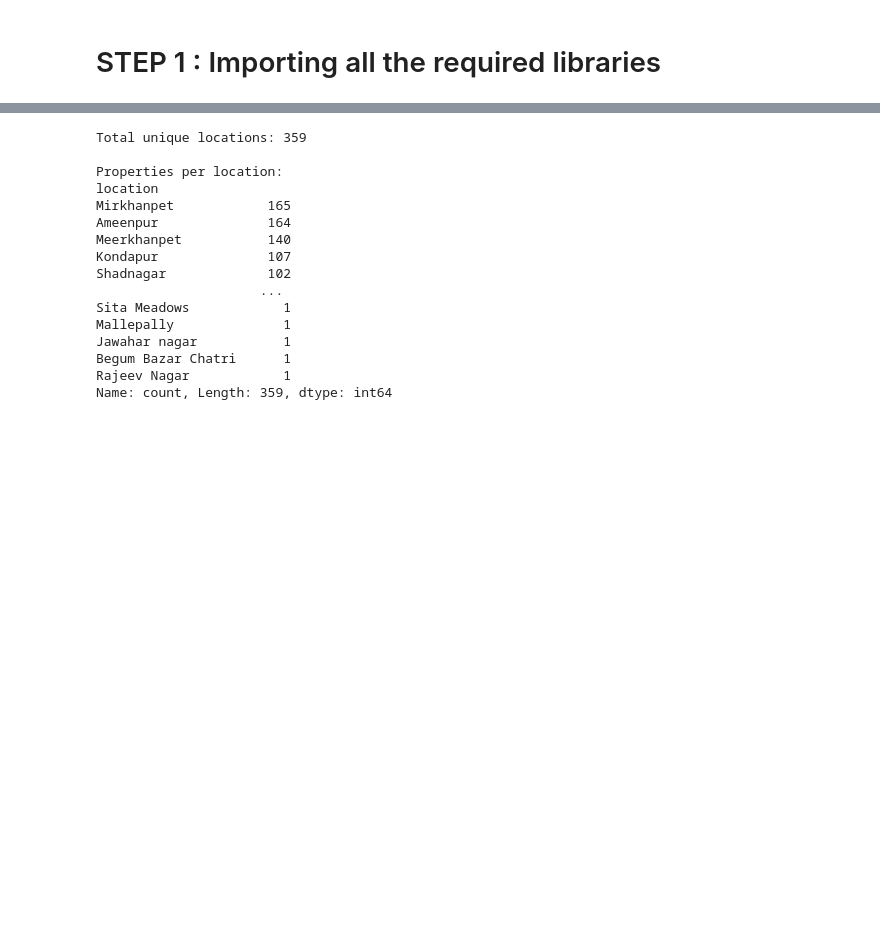
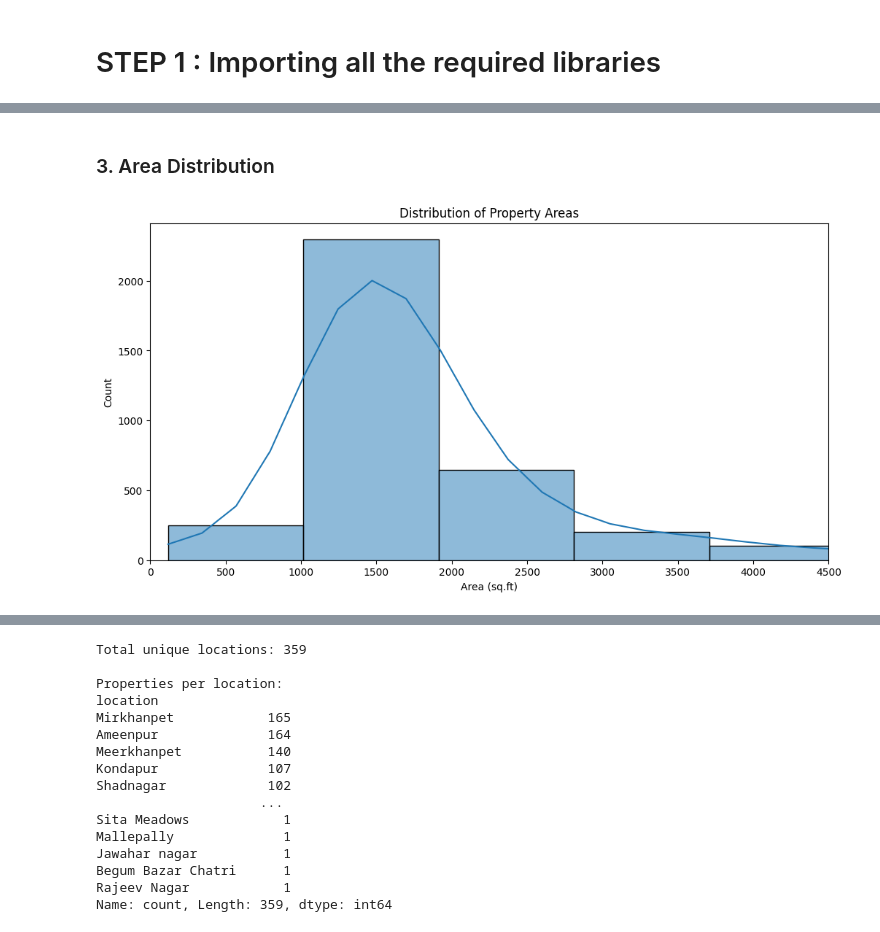
Before and after one commit to Rahul-Nakka-23/House-price-prediction, a Jupyter notebook: Main.ipynb, the cells around one changed output, grey strips where cells are left out. Cells and saved outputs as stored; diff of their text form; code cells hidden in the pictures; blank space fills up the shorter version.

```diff
--- a/Main.ipynb
+++ b/Main.ipynb
@@ -15,0 +105,12 @@ data = pd.read_csv('D:\RAHUL\House price prediction\Dataset\Hyderbad_House_price
+# %% [markdown]
+### 3. Area Distribution
+# %%
+plt.figure(figsize=(12,6))
+sns.histplot(data['area_insqft'], bins=50, kde=True)
+plt.title('Distribution of Property Areas')
+plt.xlabel('Area (sq.ft)')
+plt.ylabel('Count')
+plt.xlim(0, data['area_insqft'].quantile(0.95)) # Exclude extreme outliers
+plt.show()
+# %% [output]
+[figure, added]
```
Also changed, not shown: parts of 42 cells of this notebook.
